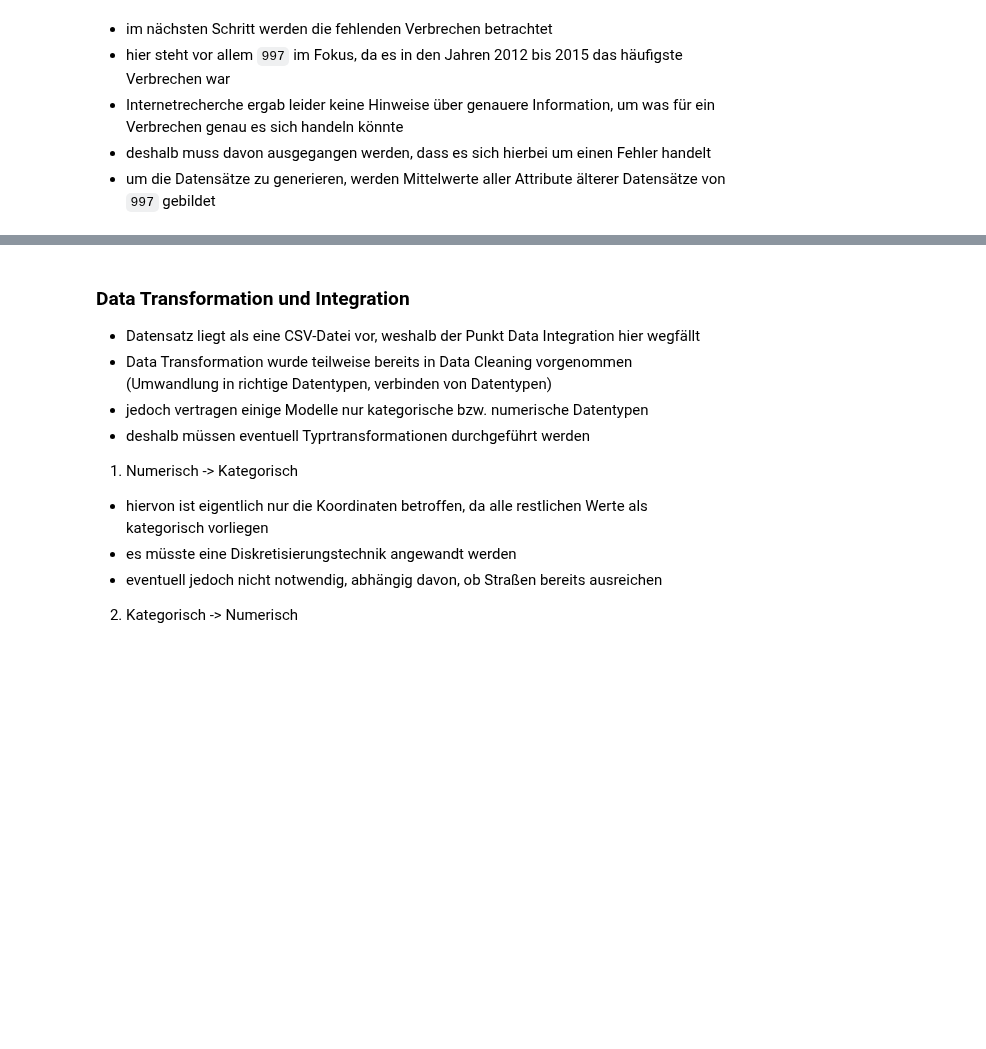
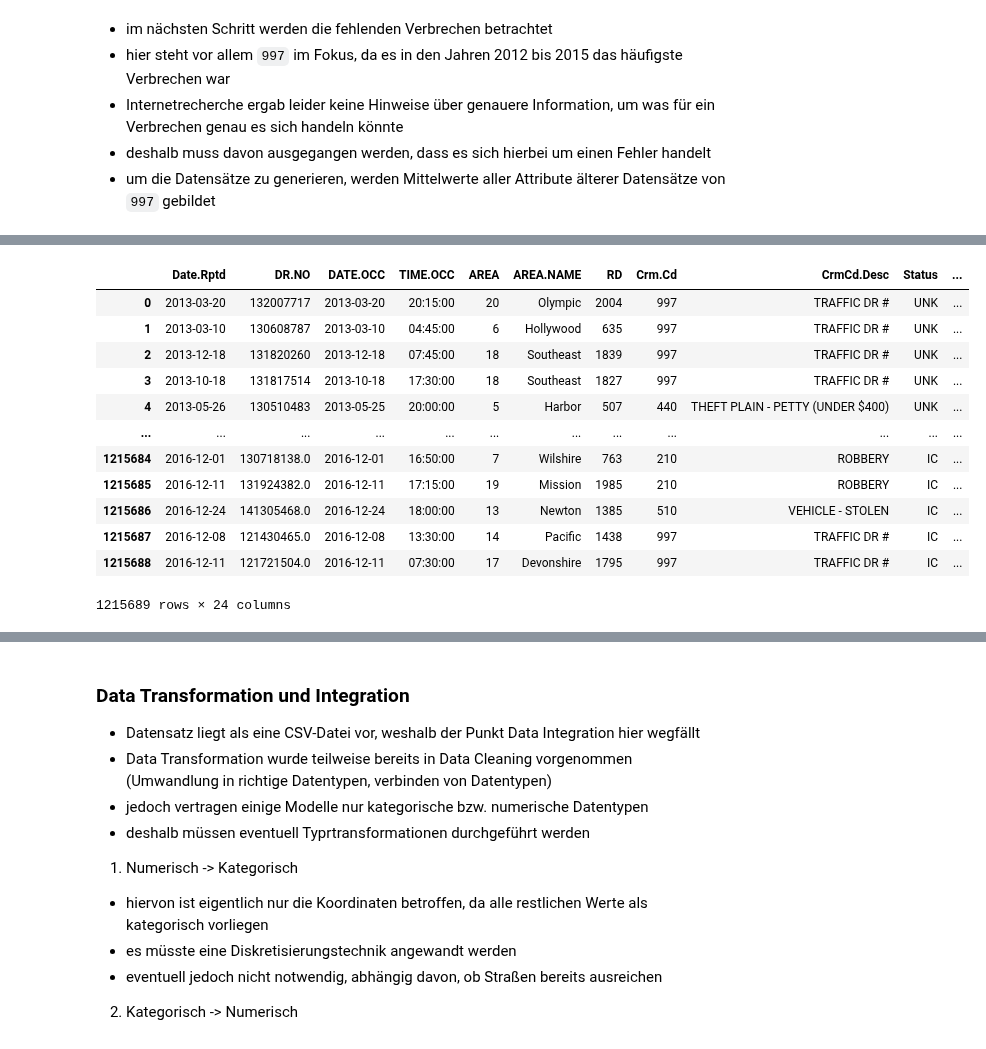
Before and after one commit to dominikth13/BI_Project, a Jupyter notebook: data_preperation.ipynb, the cells around one changed output, grey strips where cells are left out. Cells and saved outputs as stored; diff of their text form; code cells hidden in the pictures; blank space fills up the shorter version.

Commit message:
Added data recreation for time related missing data inluding dec/nov 2015/16 and default dates

```diff
--- a/data_preperation.ipynb
+++ b/data_preperation.ipynb
@@ -671,0 +807,41 @@ cleaned_data = pd.concat([cleaned_data, pd.DataFrame(new_row_entries, columns =
+# %%
+# Method generates sample data based on month of previous years
+df12to14 = cleaned_data[cleaned_data['DATE.OCC_year'].isin([2012,2013,2014])]
+def generate_sample_data(amount, year, month):
+    new_data_list = []
+    random_sample = cleaned_data[cleaned_data['DATE.OCC_month'] == month].sample(n=amount).values
+    for i in range(0, amount):
+        # Get random entry from month 2012 - 2014
+        rand = random_sample[i]
+        date_occ = datetime.date(year, month, rand[19])
+        unix_timestamp = datetime.datetime(year,month,date_occ.day,rand[3].hour,rand[3].minute).timestamp()
+        # [0'Date.Rptd', 1'DR.NO', 2'DATE.OCC', 3'TIME.OCC', 4'AREA', 5'AREA.NAME', 6'RD',
+        #   7'Crm.Cd', 8'CrmCd.Desc', 9'Status', 10'Status.Desc', 11'LAT', 12'LONG', 13'LOCATION.house_number',
+        #   14'LOCATION.street', 15'Cross.Street.house_number', 16'Cross.Street.street', 17'UNIX.TIMESTAMP', 18'TIME.OCC_hour',
+        #   19'DATE.OCC_day', 20'DATE.OCC_weekday', 21'DATE.OCC_weekend', 22'DATE.OCC_month', 23'DATE.OCC_year']
+        new_data_list.append([date_occ, rand[1], date_occ, rand[3], rand[4], rand[5], rand[6],
+                        rand[7], rand[8], rand[9], rand[10], rand[11], rand[12], rand[13],
+                        rand[14], rand[15], rand[16], unix_timestamp, rand[3].hour,
+                        date_occ.day, to_weekday(date_occ), to_weekend(date_occ), month, year])
+    return new_data_list
+
+nov_2015 = pd.DataFrame(generate_sample_data(5000, 2015, 11), columns = cleaned_data.columns)
+dec_2015 = pd.DataFrame(generate_sample_data(19500, 2015, 12), columns = cleaned_data.columns)
+nov_2016 = pd.DataFrame(generate_sample_data(2000, 2016, 11), columns = cleaned_data.columns)
+dec_2016 = pd.DataFrame(generate_sample_data(16000, 2016, 12), columns = cleaned_data.columns)
+cleaned_data = pd.concat([cleaned_data,nov_2015,nov_2016,dec_2015,dec_2016]).reset_index().drop(columns=['index'])
+cleaned_data
+# %% [output]
+|  | Date.Rptd | DR.NO | DATE.OCC | TIME.OCC | AREA | AREA.NAME | RD | Crm.Cd | CrmCd.Desc | Status | ... |
+| 0 | 2013-03-20 | 132007717 | 2013-03-20 | 20:15:00 | 20 | Olympic | 2004 | 997 | TRAFFIC DR # | UNK | ... |
+| 1 | 2013-03-10 | 130608787 | 2013-03-10 | 04:45:00 | 6 | Hollywood | 635 | 997 | TRAFFIC DR # | UNK | ... |
+| 2 | 2013-12-18 | 131820260 | 2013-12-18 | 07:45:00 | 18 | Southeast | 1839 | 997 | TRAFFIC DR # | UNK | ... |
+| 3 | 2013-10-18 | 131817514 | 2013-10-18 | 17:30:00 | 18 | Southeast | 1827 | 997 | TRAFFIC DR # | UNK | ... |
+| 4 | 2013-05-26 | 130510483 | 2013-05-25 | 20:00:00 | 5 | Harbor | 507 | 440 | THEFT PLAIN - PETTY (UNDER $400) | UNK | ... |
+| ... | ... | ... | ... | ... | ... | ... | ... | ... | ... | ... | ... |
+| 1215684 | 2016-12-01 | 130718138.0 | 2016-12-01 | 16:50:00 | 7 | Wilshire | 763 | 210 | ROBBERY | IC | ... |
+| 1215685 | 2016-12-11 | 131924382.0 | 2016-12-11 | 17:15:00 | 19 | Mission | 1985 | 210 | ROBBERY | IC | ... |
+| 1215686 | 2016-12-24 | 141305468.0 | 2016-12-24 | 18:00:00 | 13 | Newton | 1385 | 510 | VEHICLE - STOLEN | IC | ... |
+| 1215687 | 2016-12-08 | 121430465.0 | 2016-12-08 | 13:30:00 | 14 | Pacific | 1438 | 997 | TRAFFIC DR # | IC | ... |
+| 1215688 | 2016-12-11 | 121721504.0 | 2016-12-11 | 07:30:00 | 17 | Devonshire | 1795 | 997 | TRAFFIC DR # | IC | ... |
+1215689 rows × 24 columns
```
Also changed, not shown: parts of 13 cells of this notebook, 1 other file.
